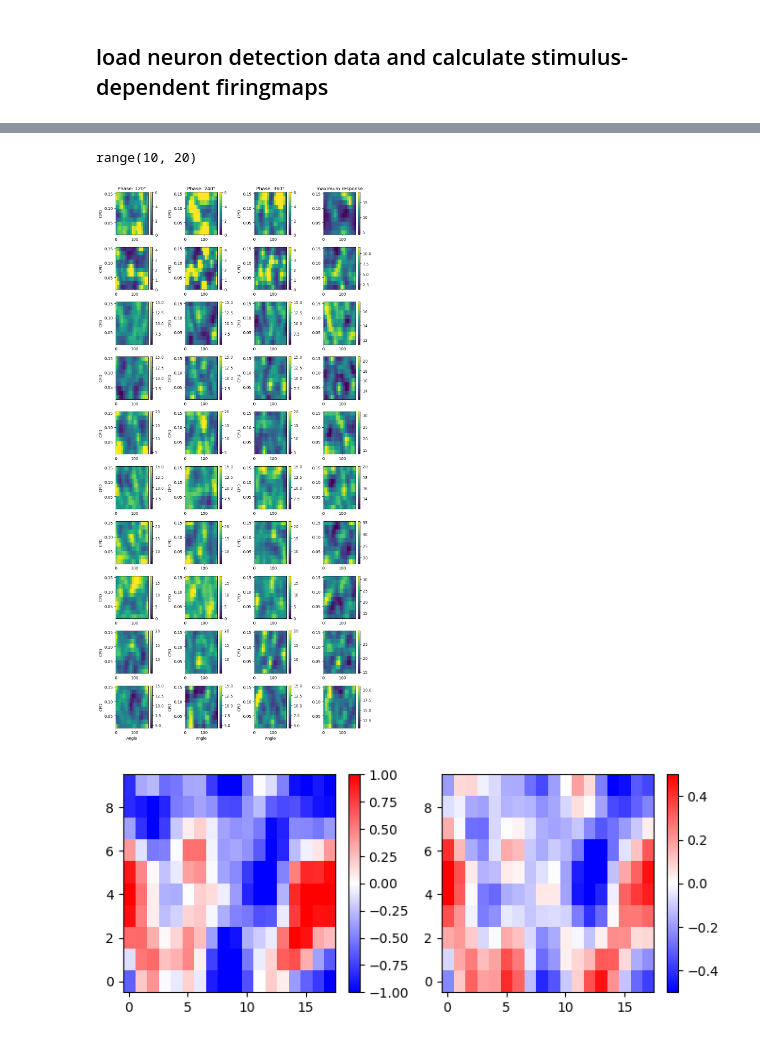
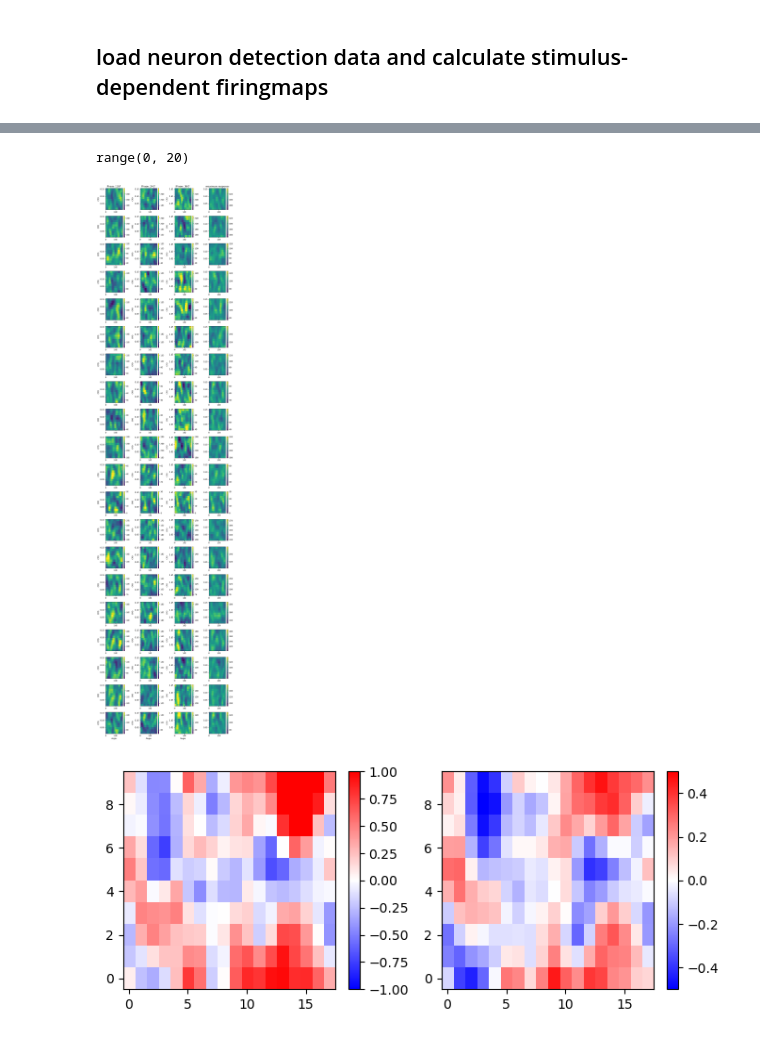
Before and after one commit to woxxel/orientation_detection, a Jupyter notebook: test.ipynb, the cells around one changed output, grey strips where cells are left out. Saved outputs shown, nothing was run; the diff lists cells and outputs as text; code cells hidden in the pictures.

```diff
--- a/test.ipynb
+++ b/test.ipynb
@@ -34,13 +39,14 @@ from placefield_dynamics.placefield_detection.utils import (
 	- did you make sure that frame acquisition is equally spaced over the whole period of measurement? is each frame taken exactly 1/30.05 sec from the previous one?
 * where is the reference point? / what is the amplitude at certain points, accordingly?
 # %%
-folderPath = Path("../../data/Subhodeep/ID20/20230913/")
+folderPath = Path("../../../data/Subhodeep/ID20/20230913/")
 # stimulusPath = folderPath / "ID20_1_230913.1_ipsi_stimProtocol_191.mat"
-# stimulusPath = folderPath / "ID20_1_230913.1_bino_stimProtocol_1820.mat"
-stimulusPath = folderPath / "ID20_1_230913.1_cont_stimProtocol_1840"
+stimulusPath = folderPath / "ID20_1_230913.1_bino_stimProtocol_1820.mat"
+# stimulusPath = folderPath / "ID20_1_230913.1_cont_stimProtocol_1840.mat"
 caimanPath = folderPath / "results_CaImAn_20230913_20_00001_align.mat"
 
-ld = load_data(stimulusPath, ".mat")
+# print(folderPath.is_dir())
+ld = load_data(stimulusPath)
 data = ld["runInfo"]
 
 ## displays some information about the data
@@ -49,6 +55,6 @@ if show_stats:
     for key in ld["runInfo"]:
         print(key, ld["runInfo"][key])
         try:
-            print(ld["runInfo"][key].shape)
+            print(key, ld["runInfo"][key].shape)
         except:
             pass
@@ -170,0 +208,10 @@ for prod in itertools.product(
+# %%
+n = 1
+fig = plt.figure()
+ax = fig.add_subplot(1, 1, 1)
+ax2 = ax.twinx()
+ax.plot(caiman_data["S"][n, :])
+ax2.plot(-spikes[n, :], color="tab:orange")
+plt.show()
+
+print(spikes.shape, 813 * 30.05)
@@ -171,5 +221,5 @@ for prod in itertools.product(
 # %%
-neurons = range(10, 20)
+neurons = range(20)
 print(neurons)
 rows = len(neurons)
 
@@ -179,6 +229,7 @@ cols = 4
 gs = fig.add_gridspec(rows, cols)
 
 # for n,(row,col) in enumerate(itertools.product(range(rows),range(cols))):
+# clims = [0,100]
 for row, n in enumerate(neurons):
 
     clims = np.percentile(firing_maps[..., n], [20, 80])
@@ -196,37 +247,38 @@ for row, n in enumerate(neurons):
             aspect="auto",
             origin="lower",
             clim=clims,
         )
         plt.colorbar(img)
         if row == 0:
             plt.setp(ax, title=f"Phase: {phase}°")
 
         if row == rows - 1:
             plt.setp(ax, xlabel="Angle")
         plt.setp(ax, ylabel="CPD")
 
     ax = fig.add_subplot(gs[row, 3])
     img = ax.imshow(
-        gauss_smooth(firing_maps[..., n].max(axis=0), (1.0, 1.0)).T,
+        # gauss_smooth(firing_maps[..., n].max(axis=0), (1.0, 1.0)).T,
+        gauss_smooth(firing_maps[..., n].mean(axis=0), (1.0, 1.0)).T,
         # gauss_smooth(firing_maps[i, ..., n + 0], 0).T,
         extent=[
             data["angle"].min(),
             data["angle"].max(),
             data["CPD"].min(),
             data["CPD"].max(),
         ],
         aspect="auto",
         origin="lower",
-        # clim=clims,
+        clim=clims,
     )
     if row == 0:
         plt.setp(ax, title=f"maximum response")
     plt.colorbar(img)
 
     plt.tight_layout()
 # %% [output]
-range(10, 20)
+range(0, 20)
-[figure, old version]
+[figure, new version]
 # %%
 n = 6
 responses = firing_maps[..., n]
@@ -287,6 +339,6 @@ def get_prediction(responses, phase, smooth=False, plot=False):
 # vals = get_prediction(gauss_smooth(firing_maps[..., n],(0,2.,2.)), 120,plot=True)
 vals = get_prediction(firing_maps[..., n], 240, plot=True)
 # %% [output]
-[figure, old version]
+[figure, new version]
 # %%
 plt.close("all")
```
Also changed, not shown: parts of 12 cells of this notebook.
